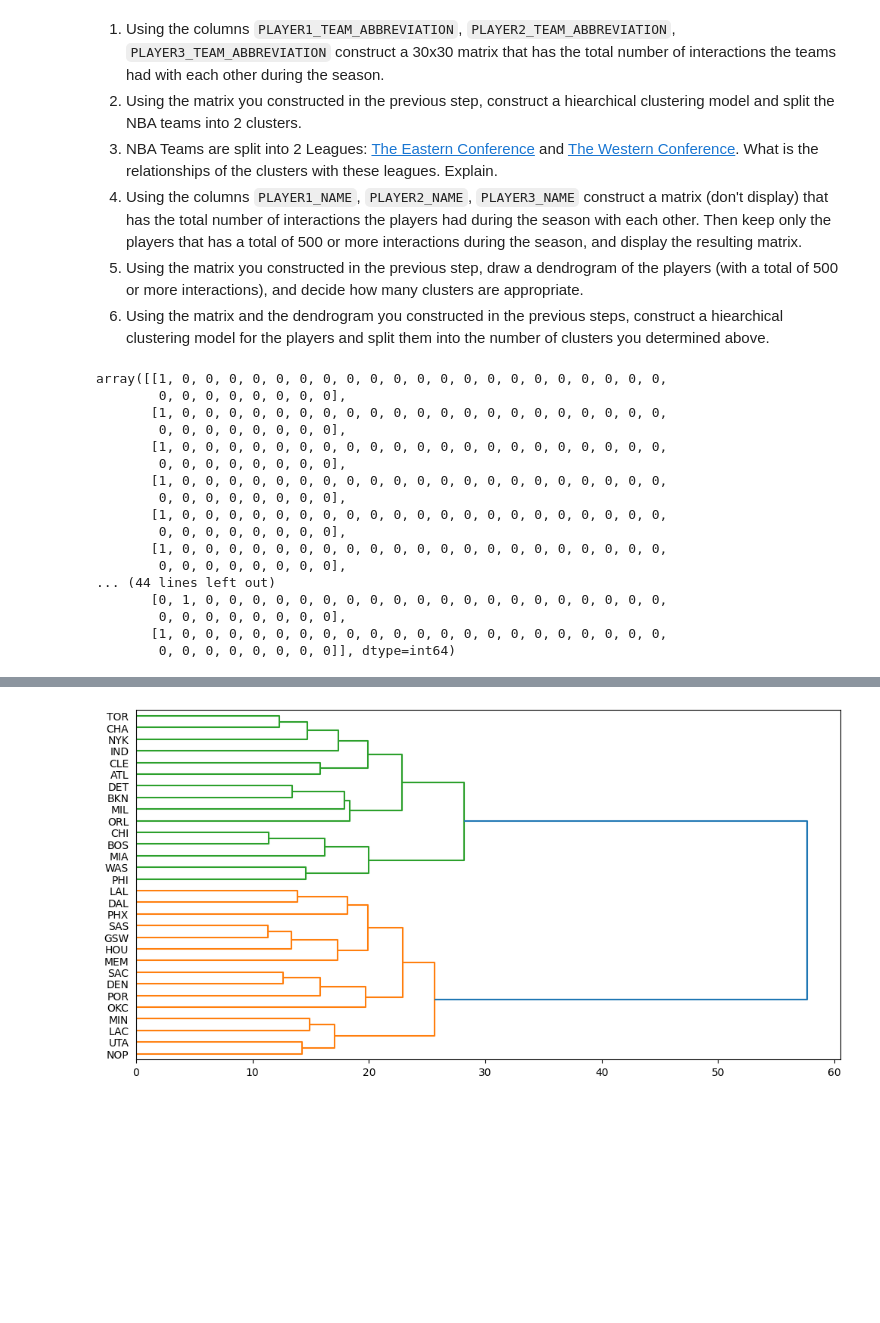
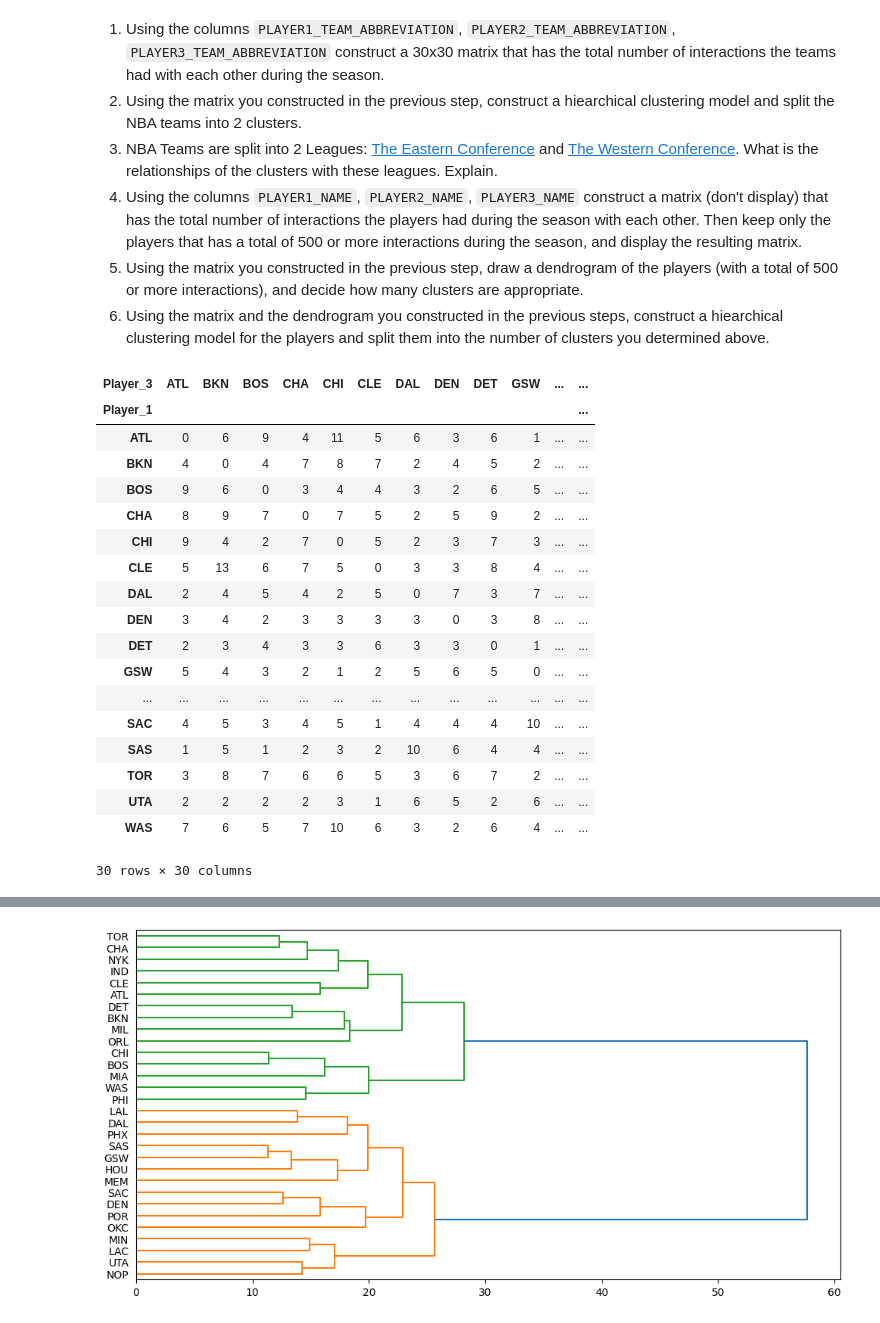
Before and after one commit to kayabo19/MAT388E, a Jupyter notebook: HW3.ipynb, the cells around one changed output, grey strips where cells are left out. Drawn from its saved outputs; the diff is of its cells as text; code cells hidden in the pictures; blank space fills up the shorter version.

```diff
--- a/HW3.ipynb
+++ b/HW3.ipynb
@@ -64,54 +64,50 @@ from sklearn import datasets
 from sklearn.svm import SVC
 from sklearn.metrics import confusion_matrix
 from sklearn.metrics import classification_report
 from sklearn.model_selection import train_test_split
 from sklearn.cluster import AgglomerativeClustering, DBSCAN
 from sklearn.inspection import DecisionBoundaryDisplay
 
 import matplotlib.pyplot as plt
 nba=NBA[["PLAYER1_TEAM_ABBREVIATION","PLAYER2_TEAM_ABBREVIATION","PLAYER3_TEAM_ABBREVIATION"]]
 player1=nba["PLAYER1_TEAM_ABBREVIATION"]
 player2=nba["PLAYER2_TEAM_ABBREVIATION"]
 player3=nba["PLAYER3_TEAM_ABBREVIATION"]
 df=pd.DataFrame()
 df["Player_1"]=player1
 df["Player_2"]=player2
 df["Player_3"]=player3
 df=df.dropna(axis=0)
 
 
 df1=pd.crosstab(df.Player_1,df.Player_3)
 df2=pd.crosstab(df.Player_2,df.Player_3)
 df3=pd.crosstab(df.Player_1,df.Player_2)
 adj_matrix=df1+df2+df3
 i=0
 while i<30:
     adj_matrix.iloc[i,i]=0
     i=i+1
 
 
-y=range(30)
-x=adj_matrix.values
-
-model = AgglomerativeClustering(n_clusters=2)
-model.fit(x)
-y_pred = model.fit_predict(x)
-confusion_matrix(y,y_pred)
+adj_matrix
 # %% [output]
+| Player_3 | ATL | BKN | BOS | CHA | CHI | CLE | DAL | DEN | DET | GSW | ... | ... |
+| Player_1 |  |  |  |  |  |  |  |  |  |  |  | ... |
+| ATL | 0 | 6 | 9 | 4 | 11 | 5 | 6 | 3 | 6 | 1 | ... | ... |
+| BKN | 4 | 0 | 4 | 7 | 8 | 7 | 2 | 4 | 5 | 2 | ... | ... |
+| BOS | 9 | 6 | 0 | 3 | 4 | 4 | 3 | 2 | 6 | 5 | ... | ... |
+| CHA | 8 | 9 | 7 | 0 | 7 | 5 | 2 | 5 | 9 | 2 | ... | ... |
+| CHI | 9 | 4 | 2 | 7 | 0 | 5 | 2 | 3 | 7 | 3 | ... | ... |
+| CLE | 5 | 13 | 6 | 7 | 5 | 0 | 3 | 3 | 8 | 4 | ... | ... |
+| DAL | 2 | 4 | 5 | 4 | 2 | 5 | 0 | 7 | 3 | 7 | ... | ... |
+| DEN | 3 | 4 | 2 | 3 | 3 | 3 | 3 | 0 | 3 | 8 | ... | ... |
+| DET | 2 | 3 | 4 | 3 | 3 | 6 | 3 | 3 | 0 | 1 | ... | ... |
+| GSW | 5 | 4 | 3 | 2 | 1 | 2 | 5 | 6 | 5 | 0 | ... | ... |
+| ... | ... | ... | ... | ... | ... | ... | ... | ... | ... | ... | ... | ... |
+| SAC | 4 | 5 | 3 | 4 | 5 | 1 | 4 | 4 | 4 | 10 | ... | ... |
+| SAS | 1 | 5 | 1 | 2 | 3 | 2 | 10 | 6 | 4 | 4 | ... | ... |
+| TOR | 3 | 8 | 7 | 6 | 6 | 5 | 3 | 6 | 7 | 2 | ... | ... |
+| UTA | 2 | 2 | 2 | 2 | 3 | 1 | 6 | 5 | 2 | 6 | ... | ... |
+| WAS | 7 | 6 | 5 | 7 | 10 | 6 | 3 | 2 | 6 | 4 | ... | ... |
-array([[1, 0, 0, 0, 0, 0, 0, 0, 0, 0, 0, 0, 0, 0, 0, 0, 0, 0, 0, 0, 0, 0,
-        0, 0, 0, 0, 0, 0, 0, 0],
-       [1, 0, 0, 0, 0, 0, 0, 0, 0, 0, 0, 0, 0, 0, 0, 0, 0, 0, 0, 0, 0, 0,
-        0, 0, 0, 0, 0, 0, 0, 0],
-       [1, 0, 0, 0, 0, 0, 0, 0, 0, 0, 0, 0, 0, 0, 0, 0, 0, 0, 0, 0, 0, 0,
-        0, 0, 0, 0, 0, 0, 0, 0],
-       [1, 0, 0, 0, 0, 0, 0, 0, 0, 0, 0, 0, 0, 0, 0, 0, 0, 0, 0, 0, 0, 0,
-        0, 0, 0, 0, 0, 0, 0, 0],
-       [1, 0, 0, 0, 0, 0, 0, 0, 0, 0, 0, 0, 0, 0, 0, 0, 0, 0, 0, 0, 0, 0,
-        0, 0, 0, 0, 0, 0, 0, 0],
-       [1, 0, 0, 0, 0, 0, 0, 0, 0, 0, 0, 0, 0, 0, 0, 0, 0, 0, 0, 0, 0, 0,
-        0, 0, 0, 0, 0, 0, 0, 0],
-... (44 lines left out)
-       [0, 1, 0, 0, 0, 0, 0, 0, 0, 0, 0, 0, 0, 0, 0, 0, 0, 0, 0, 0, 0, 0,
-        0, 0, 0, 0, 0, 0, 0, 0],
-       [1, 0, 0, 0, 0, 0, 0, 0, 0, 0, 0, 0, 0, 0, 0, 0, 0, 0, 0, 0, 0, 0,
-        0, 0, 0, 0, 0, 0, 0, 0]], dtype=int64)
+30 rows × 30 columns
```
Also changed, not shown: parts of 2 cells of this notebook.
